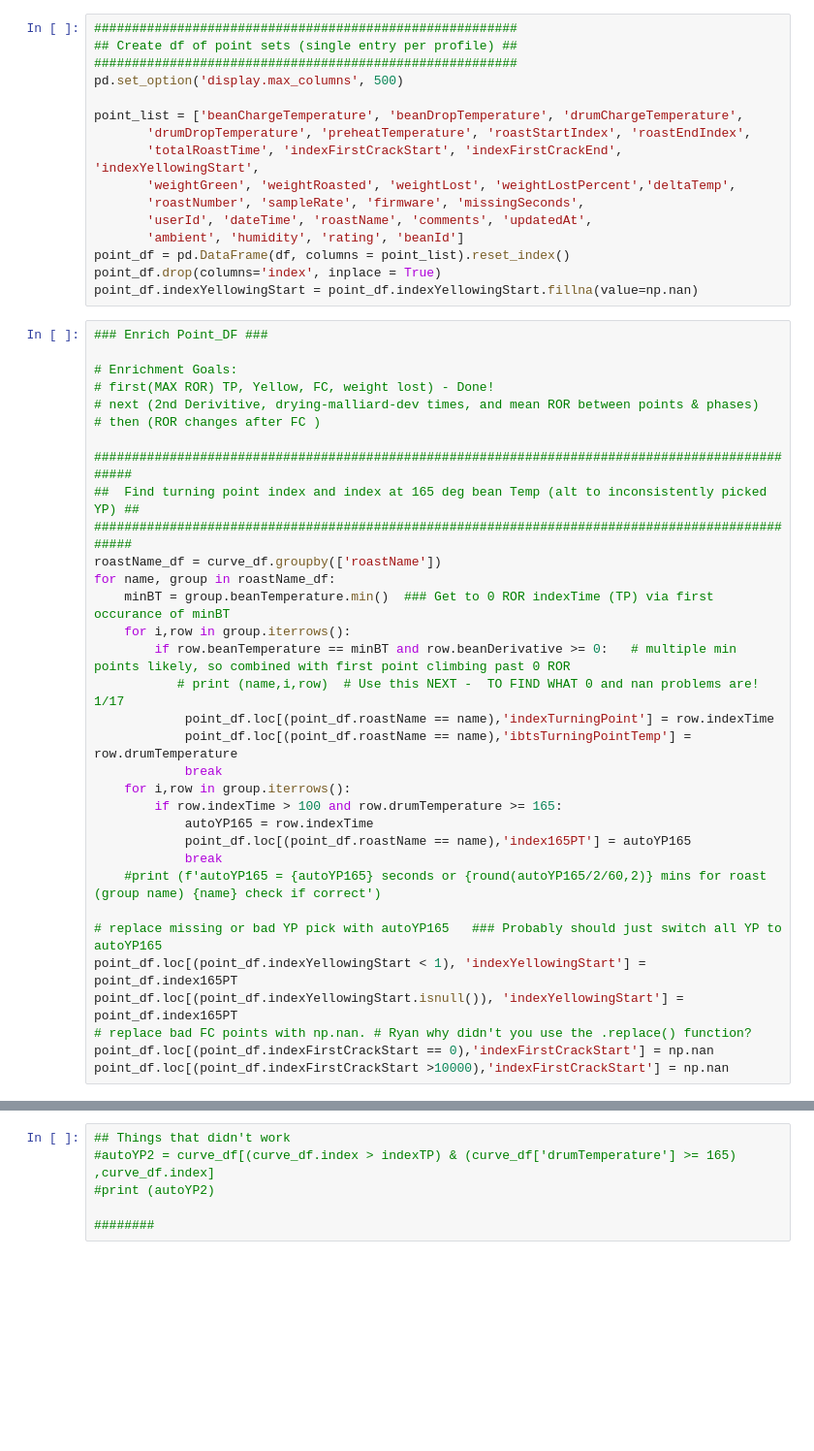
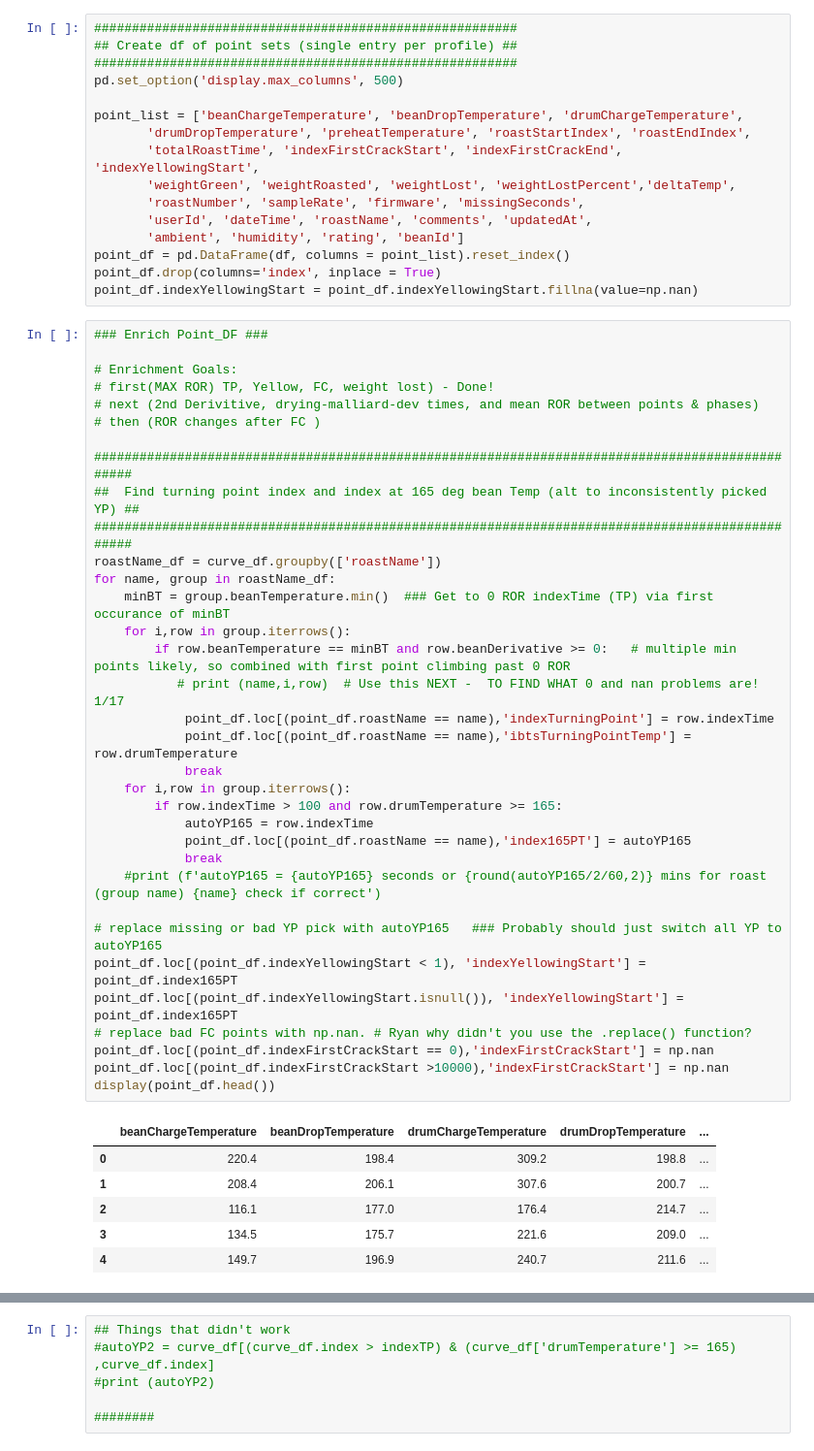
Before and after one commit to rockpyer/bullet_coffee_roasting, a Jupyter notebook: RoastingEval-MultiLoad2.ipynb, the cells around one changed output, grey strips where cells are left out. Shown: that part at 97% size. Saved outputs shown, nothing was run; the diff lists cells and outputs as text; blank space fills up the shorter version.

```diff
--- a/RoastingEval-MultiLoad2.ipynb
+++ b/RoastingEval-MultiLoad2.ipynb
@@ -153,33 +138,41 @@ point_df.indexYellowingStart = point_df.indexYellowingStart.fillna(value=np.nan)
 # Enrichment Goals:
 # first(MAX ROR) TP, Yellow, FC, weight lost) - Done!
 # next (2nd Derivitive, drying-malliard-dev times, and mean ROR between points & phases)
 # then (ROR changes after FC )
 
 ################################################################################################
 ##  Find turning point index and index at 165 deg bean Temp (alt to inconsistently picked YP) ##
 ################################################################################################
 roastName_df = curve_df.groupby(['roastName'])
 for name, group in roastName_df:
     minBT = group.beanTemperature.min()  ### Get to 0 ROR indexTime (TP) via first occurance of minBT
     for i,row in group.iterrows():
         if row.beanTemperature == minBT and row.beanDerivative >= 0:   # multiple min points likely, so combined with first point climbing past 0 ROR
            # print (name,i,row)  # Use this NEXT -  TO FIND WHAT 0 and nan problems are! 1/17
             point_df.loc[(point_df.roastName == name),'indexTurningPoint'] = row.indexTime
             point_df.loc[(point_df.roastName == name),'ibtsTurningPointTemp'] = row.drumTemperature
             break
     for i,row in group.iterrows():
         if row.indexTime > 100 and row.drumTemperature >= 165:
             autoYP165 = row.indexTime
             point_df.loc[(point_df.roastName == name),'index165PT'] = autoYP165
             break
     #print (f'autoYP165 = {autoYP165} seconds or {round(autoYP165/2/60,2)} mins for roast (group name) {name} check if correct')
 
 # replace missing or bad YP pick with autoYP165   ### Probably should just switch all YP to autoYP165
 point_df.loc[(point_df.indexYellowingStart < 1), 'indexYellowingStart'] = point_df.index165PT
 point_df.loc[(point_df.indexYellowingStart.isnull()), 'indexYellowingStart'] = point_df.index165PT
 # replace bad FC points with np.nan. # Ryan why didn't you use the .replace() function?
 point_df.loc[(point_df.indexFirstCrackStart == 0),'indexFirstCrackStart'] = np.nan
 point_df.loc[(point_df.indexFirstCrackStart >10000),'indexFirstCrackStart'] = np.nan
+display(point_df.head())
+# %% [output]
+|  | beanChargeTemperature | beanDropTemperature | drumChargeTemperature | drumDropTemperature | ... |
+| 0 | 220.4 | 198.4 | 309.2 | 198.8 | ... |
+| 1 | 208.4 | 206.1 | 307.6 | 200.7 | ... |
+| 2 | 116.1 | 177.0 | 176.4 | 214.7 | ... |
+| 3 | 134.5 | 175.7 | 221.6 | 209.0 | ... |
+| 4 | 149.7 | 196.9 | 240.7 | 211.6 | ... |
 # %%
 #####################    playing around with plot types and early observations as I learn
 ## Plot points_df  ##
```
Also changed, not shown: parts of 8 cells of this notebook.
